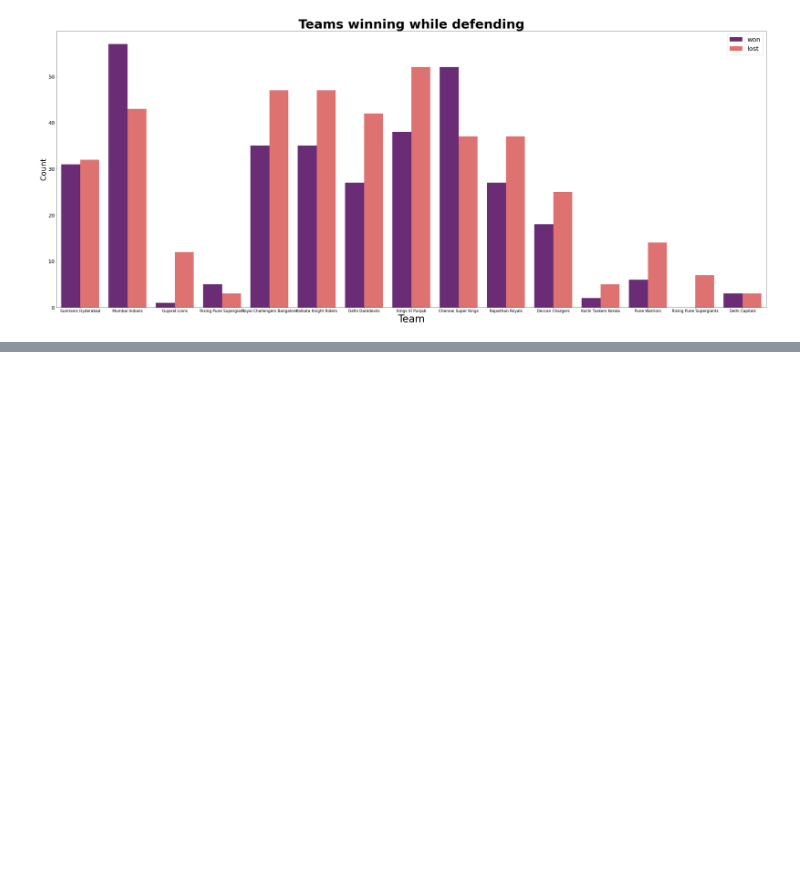
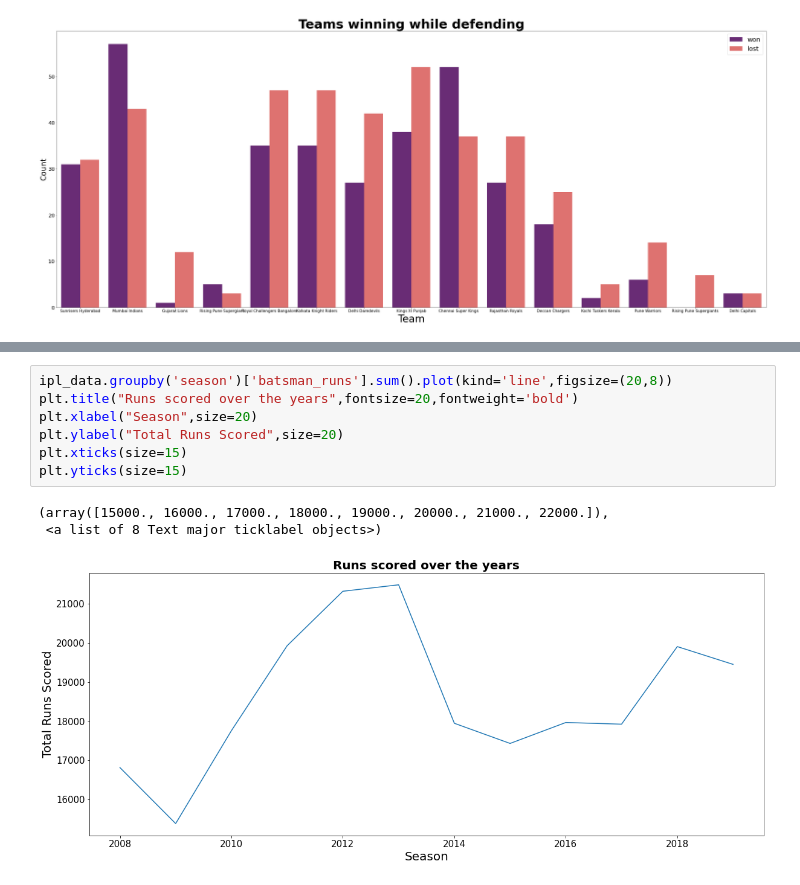
Before and after one commit to nehit210/EDA-on-sports-dataset, a Jupyter notebook: EDA.ipynb, the cells around one changed output, grey strips where cells are left out. Saved outputs shown, nothing was run; the diff lists cells and outputs as text; blank space fills up the shorter version.

```diff
--- a/EDA.ipynb
+++ b/EDA.ipynb
@@ -429,0 +474,11 @@ See the caveats in the documentation: https://pandas.pydata.org/pandas-docs/stab
+# %%
+ipl_data.groupby('season')['batsman_runs'].sum().plot(kind='line',figsize=(20,8))
+plt.title("Runs scored over the years",fontsize=20,fontweight='bold')
+plt.xlabel("Season",size=20)
+plt.ylabel("Total Runs Scored",size=20)
+plt.xticks(size=15)
+plt.yticks(size=15)
+# %% [output]
+(array([15000., 16000., 17000., 18000., 19000., 20000., 21000., 22000.]),
+ <a list of 8 Text major ticklabel objects>)
+[figure, added]
```
Also changed, not shown: parts of 15 cells of this notebook.
